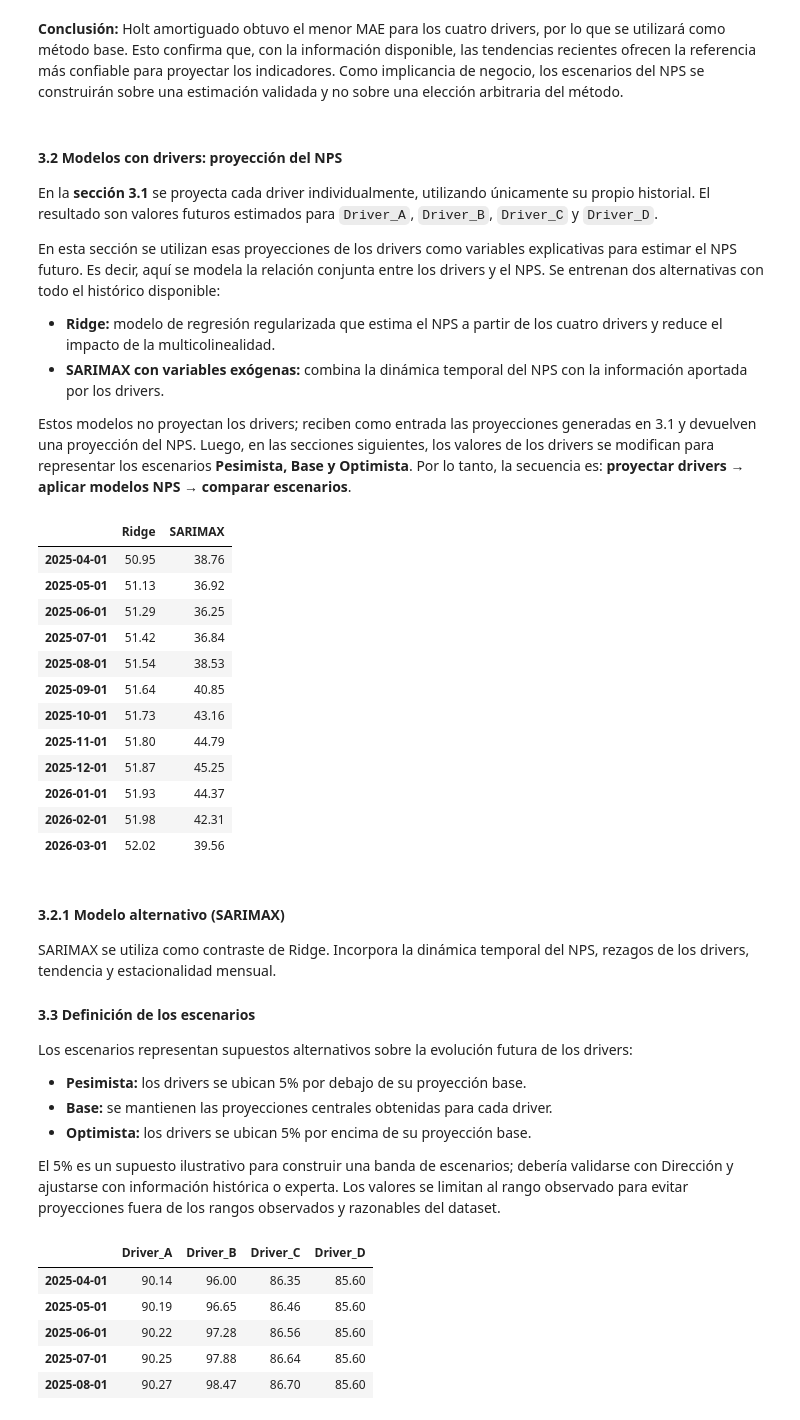
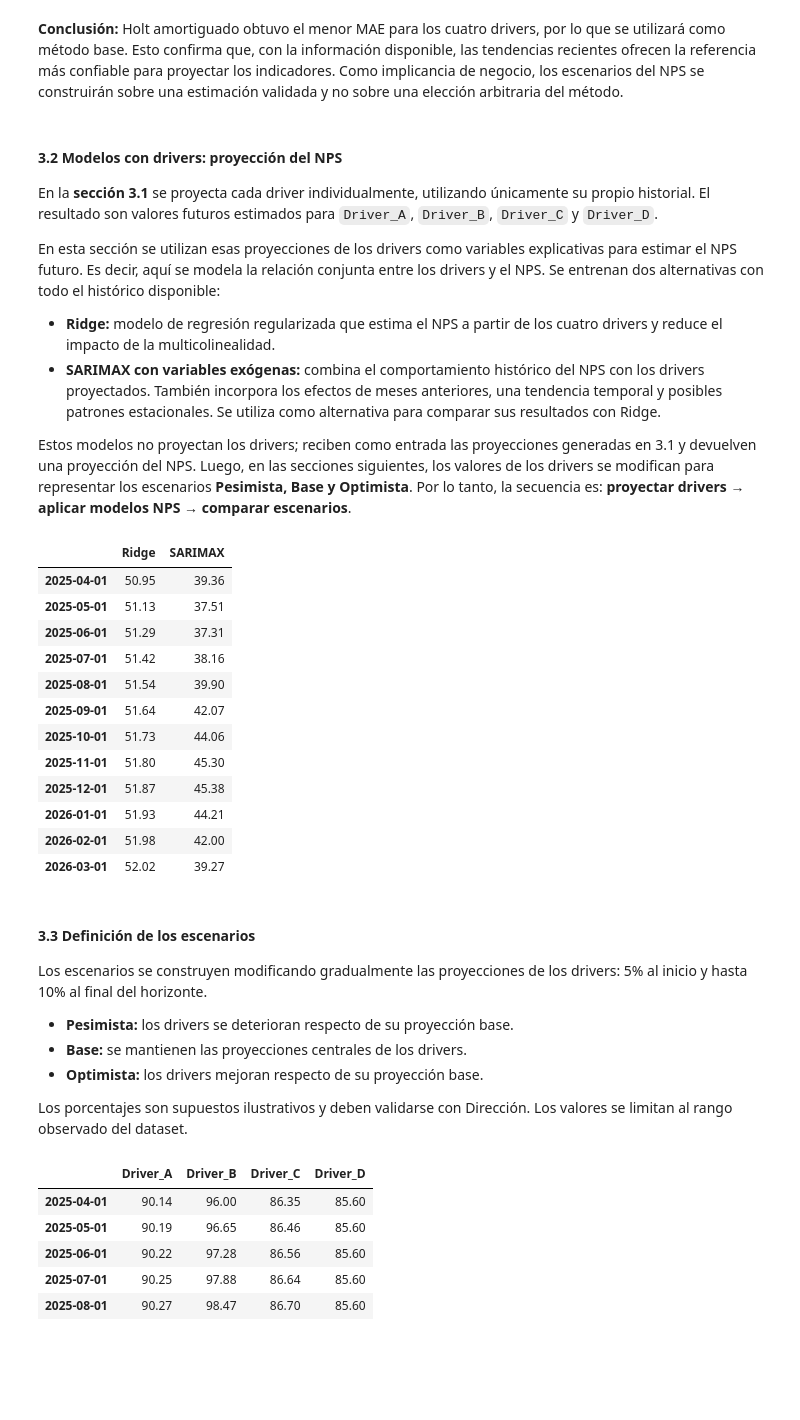
Before and after one commit to yaninaiberra/desafio_siglo21, a Jupyter notebook: Desafio_Tecnico_Siglo_21.ipynb, the cells around one changed output. Saved outputs shown, nothing was run; the diff lists cells and outputs as text; code cells hidden in the pictures; blank space fills up the shorter version.

```diff
--- a/Desafio_Tecnico_Siglo_21.ipynb
+++ b/Desafio_Tecnico_Siglo_21.ipynb
@@ -886,14 +907,21 @@ with warnings.catch_warnings():
     modelo_arima = ARIMA(
         y_train,
         order=(1, 0, 0),
-        trend="c"
+        trend="t"
+    ).fit()
+
+    modelo_arima_d1 = ARIMA(
+        y_train,
+        order=(1, 1, 0),
+        trend="n"
     ).fit()
 
 pronosticos_test.update({
     "SES": pd.Series(modelo_ses.forecast(12).to_numpy(), index=test.index),
     "Holt": pd.Series(modelo_holt.forecast(12).to_numpy(), index=test.index),
     "Holt-Winters": pd.Series(modelo_hw.forecast(12).to_numpy(), index=test.index),
-    "ARIMA(1,0,0)": pd.Series(modelo_arima.forecast(12).to_numpy(), index=test.index)
+    "ARIMA(1,0,0) con tendencia": pd.Series(modelo_arima.forecast(len(test)).to_numpy(), index=test.index),
+    "ARIMA(1,1,0)": pd.Series(modelo_arima_d1.forecast(len(test)).to_numpy(), index=test.index)
 })
 # %% [markdown]
 #### 2.7 Comparación por horizonte
@@ -1293,7 +1254,7 @@ En la **sección 3.1** se proyecta cada driver individualmente, utilizando únic
 En esta sección se utilizan esas proyecciones de los drivers como variables explicativas para estimar el NPS futuro. Es decir, aquí se modela la relación conjunta entre los drivers y el NPS. Se entrenan dos alternativas con todo el histórico disponible:
 
 - **Ridge:** modelo de regresión regularizada que estima el NPS a partir de los cuatro drivers y reduce el impacto de la multicolinealidad.
-- **SARIMAX con variables exógenas:** combina la dinámica temporal del NPS con la información aportada por los drivers.
+- **SARIMAX con variables exógenas:** combina el comportamiento histórico del NPS con los drivers proyectados. También incorpora los efectos de meses anteriores, una tendencia temporal y posibles patrones estacionales. Se utiliza como alternativa para comparar sus resultados con Ridge.
 
 Estos modelos no proyectan los drivers; reciben como entrada las proyecciones generadas en 3.1 y devuelven una proyección del NPS. Luego, en las secciones siguientes, los valores de los drivers se modifican para representar los escenarios **Pesimista, Base y Optimista**. Por lo tanto, la secuencia es: **proyectar drivers → aplicar modelos NPS → comparar escenarios**.
 # %%
@@ -1312,7 +1273,7 @@ modelo_sarimax_drivers = SARIMAX(
     serie_nps["NPS"],
     exog=serie_nps[drivers],
     order=(1, 0, 0),
-    trend="c",
+    trend="t",
     enforce_stationarity=False,
     enforce_invertibility=False
 ).fit(disp=False)
@@ -1323,60 +1284,56 @@ def componentes_mensuales(indice):
         "mes_sin": np.sin(2 * np.pi * mes / 12),
         "mes_cos": np.cos(2 * np.pi * mes / 12)
     }, index=indice)
 
 drivers_hist_lag = serie_nps[drivers].shift(1).add_suffix("_lag1")
 tendencia_hist = pd.DataFrame({"tendencia": np.arange(len(serie_nps))}, index=serie_nps.index)
 exog_hist_estacional = pd.concat([serie_nps[drivers], drivers_hist_lag, tendencia_hist, componentes_mensuales(serie_nps.index)], axis=1).dropna()
 drivers_completos = pd.concat([serie_nps[drivers].tail(1), drivers_futuros_base])
 drivers_futuro_lag = drivers_completos.shift(1).iloc[1:].set_axis(indice_futuro).add_suffix("_lag1")
 tendencia_futura = pd.DataFrame({"tendencia": np.arange(len(serie_nps), len(serie_nps) + len(indice_futuro))}, index=indice_futuro)
 exog_futuro_estacional = pd.concat([drivers_futuros_base, drivers_futuro_lag, tendencia_futura, componentes_mensuales(indice_futuro)], axis=1)
 modelo_sarimax_estacional = SARIMAX(
-    serie_nps.loc[exog_hist_estacional.index, "NPS"], exog=exog_hist_estacional, order=(1, 0, 0), trend="c",
+    serie_nps.loc[exog_hist_estacional.index, "NPS"], exog=exog_hist_estacional, order=(1, 0, 0), trend="t",
     enforce_stationarity=False, enforce_invertibility=False
 ).fit(disp=False)
 
 proyeccion_sarimax_estacional = modelo_sarimax_estacional.get_forecast(
     steps=len(indice_futuro), exog=exog_futuro_estacional
 ).predicted_mean
 
 proyecciones_base_drivers = pd.DataFrame({
     "Ridge": modelo_ridge_drivers.predict(drivers_futuros_base),
     "SARIMAX": modelo_sarimax_estacional.get_forecast(
         steps=12,
         exog=exog_futuro_estacional
     ).predicted_mean.to_numpy()
 }, index=indice_futuro)
 
 proyecciones_base_drivers.round(2)
 # %% [output]
 |  | Ridge | SARIMAX |
-| 2025-04-01 | 50.95 | 38.76 |
-| 2025-05-01 | 51.13 | 36.92 |
-| 2025-06-01 | 51.29 | 36.25 |
-| 2025-07-01 | 51.42 | 36.84 |
-| 2025-08-01 | 51.54 | 38.53 |
-| 2025-09-01 | 51.64 | 40.85 |
-| 2025-10-01 | 51.73 | 43.16 |
-| 2025-11-01 | 51.80 | 44.79 |
-| 2025-12-01 | 51.87 | 45.25 |
-| 2026-01-01 | 51.93 | 44.37 |
-| 2026-02-01 | 51.98 | 42.31 |
-| 2026-03-01 | 52.02 | 39.56 |
+| 2025-04-01 | 50.95 | 39.36 |
+| 2025-05-01 | 51.13 | 37.51 |
+| 2025-06-01 | 51.29 | 37.31 |
+| 2025-07-01 | 51.42 | 38.16 |
+| 2025-08-01 | 51.54 | 39.90 |
+| 2025-09-01 | 51.64 | 42.07 |
+| 2025-10-01 | 51.73 | 44.06 |
+| 2025-11-01 | 51.80 | 45.30 |
+| 2025-12-01 | 51.87 | 45.38 |
+| 2026-01-01 | 51.93 | 44.21 |
+| 2026-02-01 | 51.98 | 42.00 |
+| 2026-03-01 | 52.02 | 39.27 |
 # %% [markdown]
-#### 3.2.1 Modelo alternativo (SARIMAX)
-
-SARIMAX se utiliza como contraste de Ridge. Incorpora la dinámica temporal del NPS, rezagos de los drivers, tendencia y estacionalidad mensual.
-
 #### 3.3 Definición de los escenarios
 
-Los escenarios representan supuestos alternativos sobre la evolución futura de los drivers:
+Los escenarios se construyen modificando gradualmente las proyecciones de los drivers: 5% al inicio y hasta 10% al final del horizonte.
 
-- **Pesimista:** los drivers se ubican 5% por debajo de su proyección base.
-- **Base:** se mantienen las proyecciones centrales obtenidas para cada driver.
-- **Optimista:** los drivers se ubican 5% por encima de su proyección base.
+- **Pesimista:** los drivers se deterioran respecto de su proyección base.
+- **Base:** se mantienen las proyecciones centrales de los drivers.
+- **Optimista:** los drivers mejoran respecto de su proyección base.
 
-El 5% es un supuesto ilustrativo para construir una banda de escenarios; debería validarse con Dirección y ajustarse con información histórica o experta. Los valores se limitan al rango observado para evitar proyecciones fuera de los rangos observados y razonables del dataset.
+Los porcentajes son supuestos ilustrativos y deben validarse con Dirección. Los valores se limitan al rango observado del dataset.
 # %%
 shock_escenario = 0.05
 limites_min = serie_nps[drivers].min()
```
Also changed, not shown: parts of 56 cells of this notebook.
